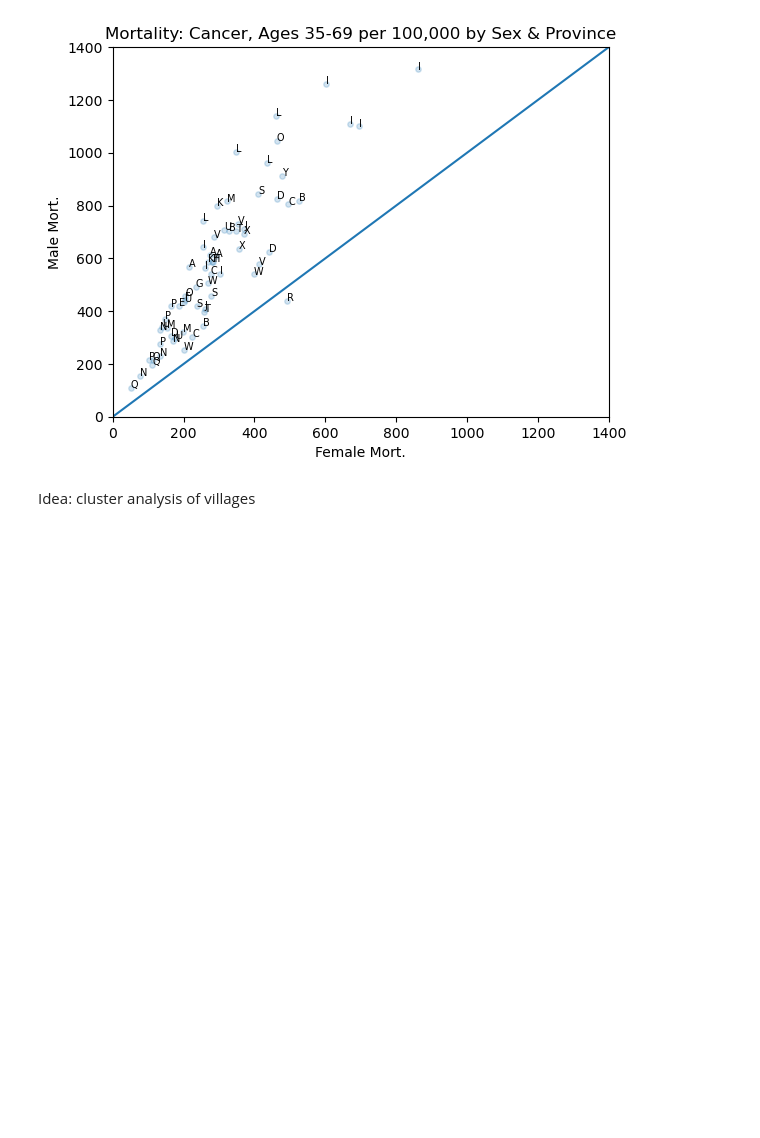
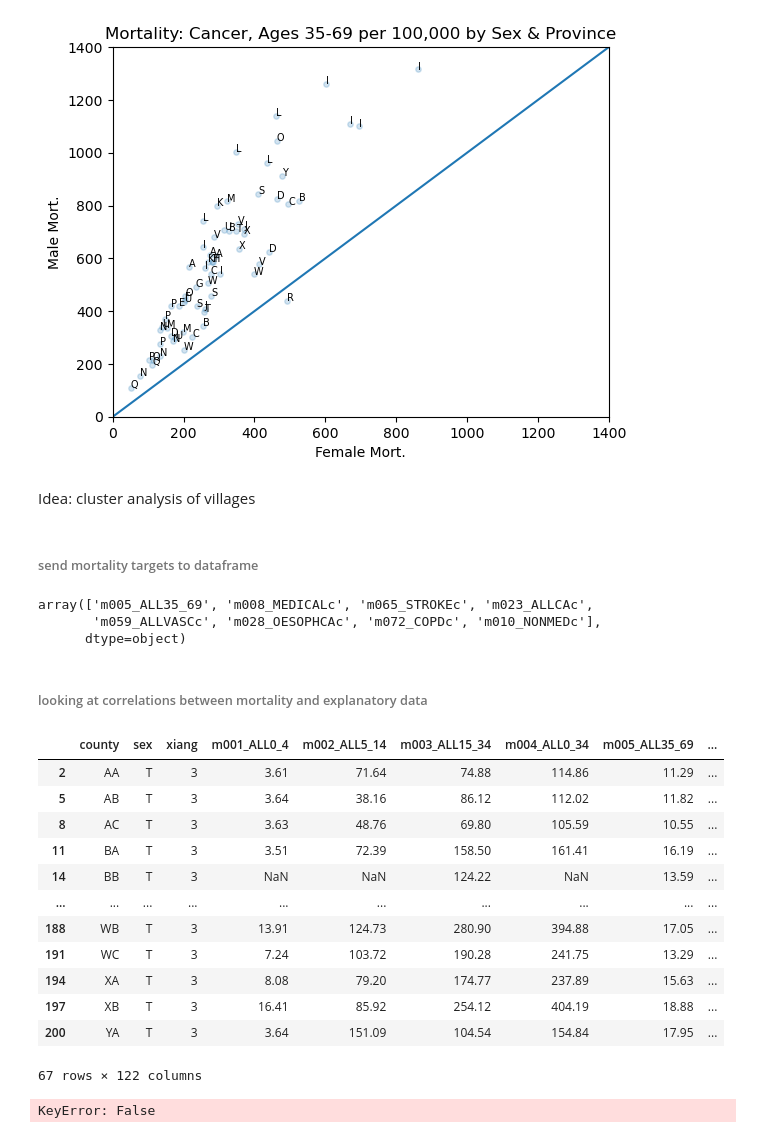
Before and after one commit to colbytse/community_health_project, a Jupyter notebook: will.ipynb, the cells around one changed output. Drawn from its saved outputs; the diff is of its cells as text; code cells hidden in the pictures; blank space fills up the shorter version.

```diff
--- a/will.ipynb
+++ b/will.ipynb
@@ -805,3 +797,13 @@ ax.set(title = 'Mortality: Cancer, Ages 35-69 per 100,000 by Sex & Province',
 [figure]
 # %% [markdown]
 Idea: cluster analysis of villages
+# %% [markdown]
+###### send mortality targets to dataframe
+# %%
+mortality_df = pd.DataFrame(['m005_ALL35_69', 'm008_MEDICALc', 'm065_STROKEc', 'm023_ALLCAc',
+       'm059_ALLVASCc', 'm028_OESOPHCAc', 'm072_COPDc', 'm010_NONMEDc'], columns=['mortality_targets'])
+mortality_df['mortality_targets'].values
+# %% [output]
+array(['m005_ALL35_69', 'm008_MEDICALc', 'm065_STROKEc', 'm023_ALLCAc',
+       'm059_ALLVASCc', 'm028_OESOPHCAc', 'm072_COPDc', 'm010_NONMEDc'],
+      dtype=object)
@@ -807,0 +812,2 @@ Idea: cluster analysis of villages
+# %% [markdown]
+###### looking at correlations between mortality and explanatory data
@@ -807,0 +816,23 @@ Idea: cluster analysis of villages
+# %%
+# ch89m[ch89m.loc['sex'=='T',]]['county','m059_ALLVASCc','xiang']
+
+ch89m.loc[ch89m['sex']=='T',]
+# %% [output]
+|  | county | sex | xiang | m001_ALL0_4 | m002_ALL5_14 | m003_ALL15_34 | m004_ALL0_34 | m005_ALL35_69 | ... |
+| 2 | AA | T | 3 | 3.61 | 71.64 | 74.88 | 114.86 | 11.29 | ... |
+| 5 | AB | T | 3 | 3.64 | 38.16 | 86.12 | 112.02 | 11.82 | ... |
+| 8 | AC | T | 3 | 3.63 | 48.76 | 69.80 | 105.59 | 10.55 | ... |
+| 11 | BA | T | 3 | 3.51 | 72.39 | 158.50 | 161.41 | 16.19 | ... |
+| 14 | BB | T | 3 | NaN | NaN | 124.22 | NaN | 13.59 | ... |
+| ... | ... | ... | ... | ... | ... | ... | ... | ... | ... |
+| 188 | WB | T | 3 | 13.91 | 124.73 | 280.90 | 394.88 | 17.05 | ... |
+| 191 | WC | T | 3 | 7.24 | 103.72 | 190.28 | 241.75 | 13.29 | ... |
+| 194 | XA | T | 3 | 8.08 | 79.20 | 174.77 | 237.89 | 15.63 | ... |
+| 197 | XB | T | 3 | 16.41 | 85.92 | 254.12 | 404.19 | 18.88 | ... |
+| 200 | YA | T | 3 | 3.64 | 151.09 | 104.54 | 154.84 | 17.95 | ... |
+67 rows × 122 columns
+# %%
+plasma_vasc = pd.merge(ch89pru_filtered,
+                       ch89m[ch89m['sex'=='T']]['county','m059_ALLVASCc','xiang'], on=['county','xiang'])
+# %% [output]
+KeyError: False
```
Also changed, not shown: parts of 10 cells of this notebook, 1 other file.
